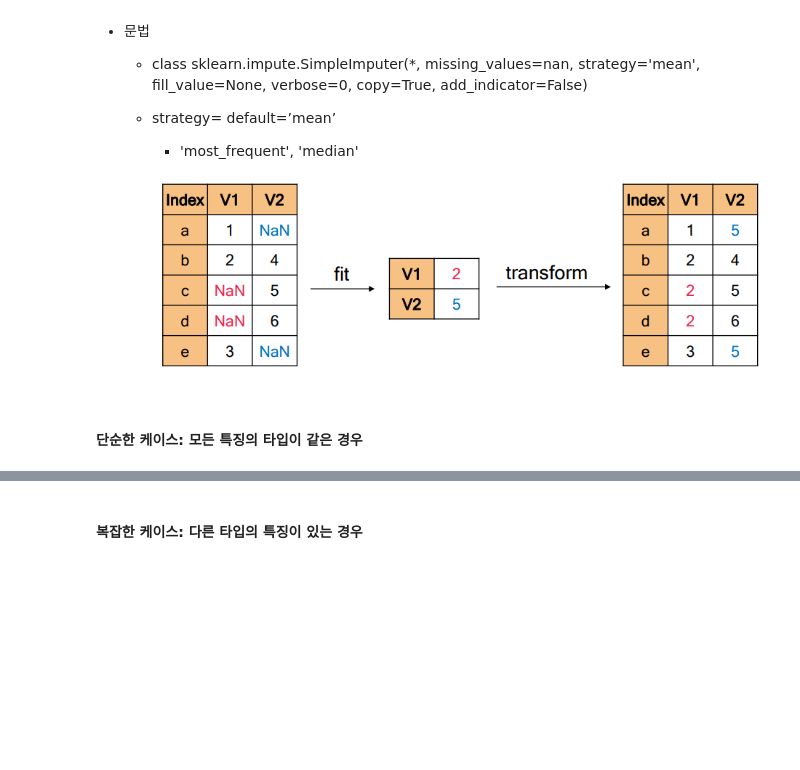
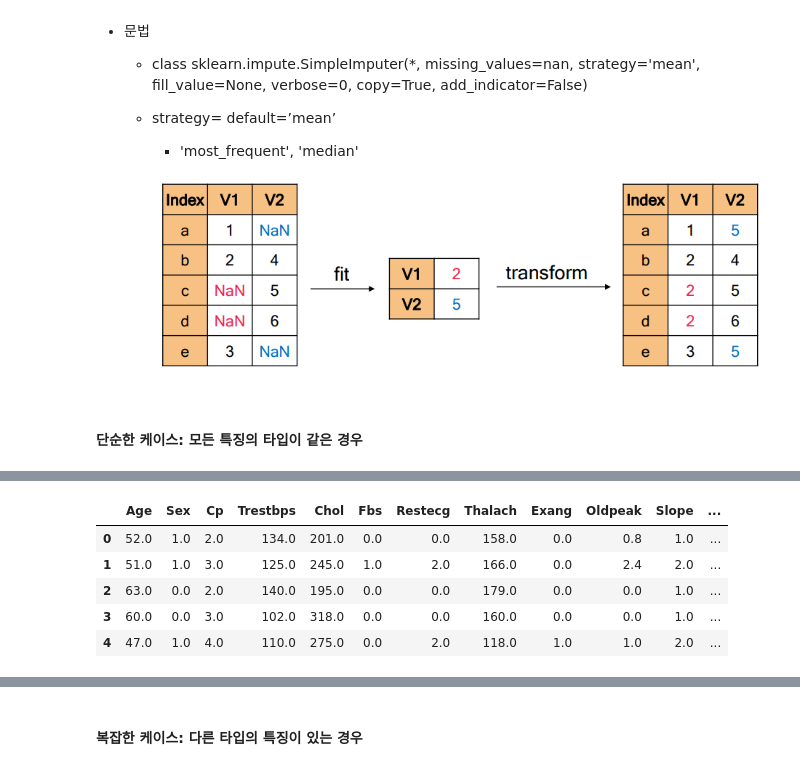
Before and after one commit to lullu303/DataScience2, a Jupyter notebook: 예측분석/필수전처리/04_대표값을 활용한 결측치 대체.ipynb, the cells around one changed output, grey strips where cells are left out. Cells and saved outputs as stored; diff of their text form; code cells hidden in the pictures; blank space fills up the shorter version.

```diff
--- a/예측분석/필수전처리/04_대표값을 활용한 결측치 대체.ipynb
+++ b/예측분석/필수전처리/04_대표값을 활용한 결측치 대체.ipynb
@@ -32,0 +152,11 @@ df = pd.read_csv("./데이터/cleveland.csv")
+# %%
+# 테스트 데이터는 fit 하면 안됨/transfrom만 적용
+Test_X = pd.DataFrame(si.transform(Test_X), columns=Train_X.columns)
+Test_X.head()
+# %% [output]
+|  | Age | Sex | Cp | Trestbps | Chol | Fbs | Restecg | Thalach | Exang | Oldpeak | Slope | ... |
+| 0 | 52.0 | 1.0 | 2.0 | 134.0 | 201.0 | 0.0 | 0.0 | 158.0 | 0.0 | 0.8 | 1.0 | ... |
+| 1 | 51.0 | 1.0 | 3.0 | 125.0 | 245.0 | 1.0 | 2.0 | 166.0 | 0.0 | 2.4 | 2.0 | ... |
+| 2 | 63.0 | 0.0 | 2.0 | 140.0 | 195.0 | 0.0 | 0.0 | 179.0 | 0.0 | 0.0 | 1.0 | ... |
+| 3 | 60.0 | 0.0 | 3.0 | 102.0 | 318.0 | 0.0 | 0.0 | 160.0 | 0.0 | 0.0 | 1.0 | ... |
+| 4 | 47.0 | 1.0 | 4.0 | 110.0 | 275.0 | 0.0 | 2.0 | 118.0 | 1.0 | 1.0 | 2.0 | ... |
```
Also changed, not shown: parts of 22 cells of this notebook.
